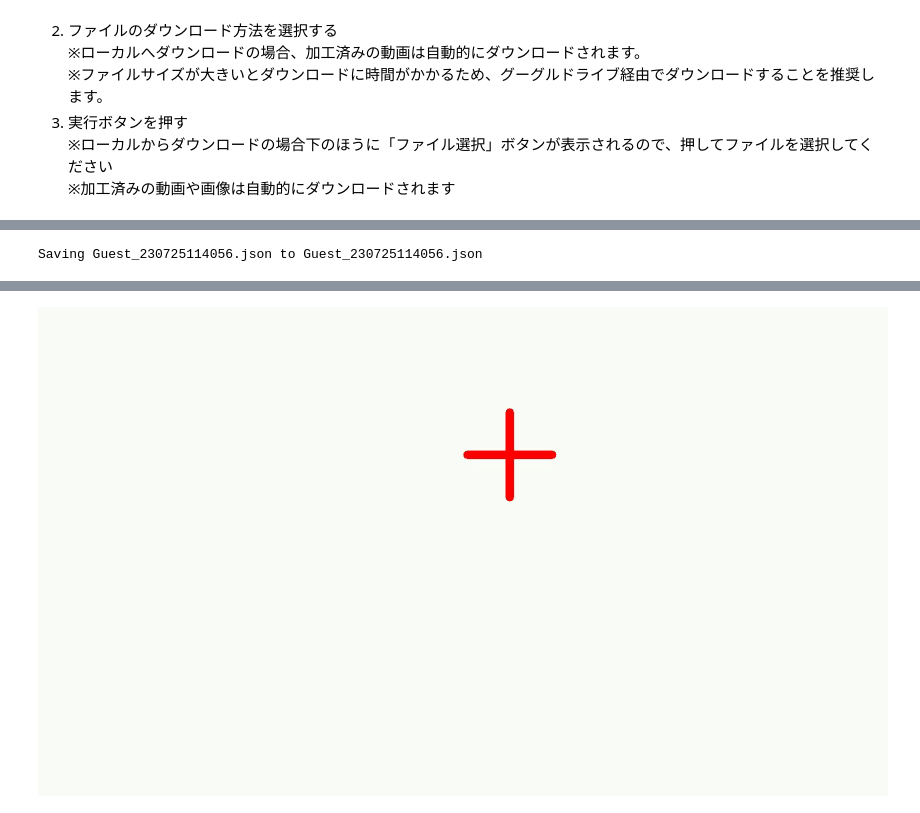
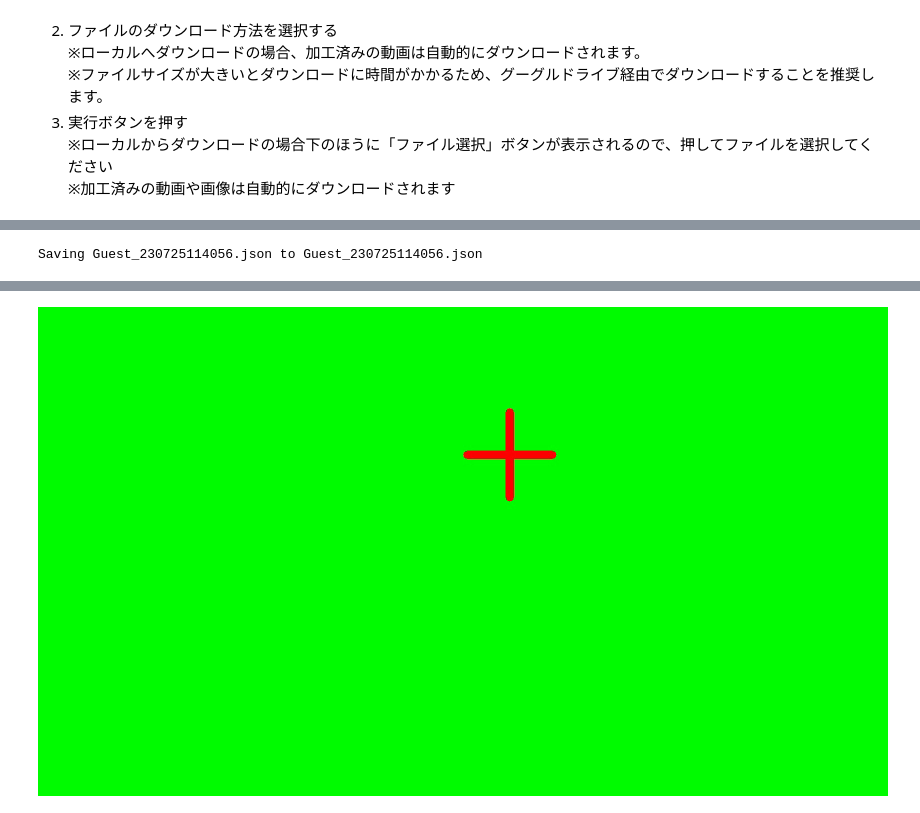
Before and after one commit to 1900690/strawberry, a Jupyter notebook: eye_camera_json.ipynb, the cells around one changed output, grey strips where cells are left out. Cells and saved outputs as stored; diff of their text form; code cells hidden in the pictures.

```diff
--- a/eye_camera_json.ipynb
+++ b/eye_camera_json.ipynb
@@ -84,7 +84,8 @@ fourcc = cv2.VideoWriter_fourcc('m', 'p', '4', 'v')
 out = cv2.VideoWriter("/content/"+ファイル名を記入+"_eye_point.mp4", fourcc, fps, size)
 
 #白紙の動画を作成
-white_img = np.ones((width, height, 3), np.uint8) * 255
+#white_img = np.ones((width, height, 3), np.uint8) * 255
+white_img = np.full((width, height, 3), [0, 255, 0], dtype=np.uint8)
 cv2.imwrite('/content/white.jpg', white_img)
 fourcc = cv2.VideoWriter_fourcc('m', 'p', '4', 'v')
 video = cv2.VideoWriter('/content/video.mp4', fourcc, fps, (width, height))
@@ -110,34 +111,34 @@ while(cap.isOpened()):
         # 視点を描画
         cv2.drawMarker(frame, (int(df6.loc[int(frame_n)][1]*width),int(df6.loc[int(frame_n)][2]*height)), (0, 0, 255),cv2.MARKER_CROSS,int(point_size/10),int(point_size/100))
 
         # mp4動画を保存
         out.write(frame)
 
     else: # キャプチャー画像がない場合はループ終了
         break
 
 cap.release() # 再生画像をクローズ
 out.release() # 出力動画ファイルをクローズ
 if ファイルのダウンロード方法を選択 == 'ローカルへダウンロード':
   #ダウンロード
   files.download("/content/"+ファイル名を記入+"_eye_point.mp4")
 
 if ファイルのダウンロード方法を選択 == 'グーグルドライブへダウンロード':
   shutil.copyfile("/content/"+ファイル名を記入+"_eye_point.mp4","/content/drive/MyDrive/"+ファイル名を記入+"_eye_point.mp4")
 
 #結果表示用
 cap = cv2.VideoCapture("/content/"+ファイル名を記入+"_eye_point.mp4")
 #最初のフレームを抽出
 cap.set(cv2.CAP_PROP_POS_FRAMES, 0)
 ret, frame = cap.read()
 showimg=frame
 cv2_imshow(showimg)
 # %% [output]
 [interactive output not drawn]
 Saving Guest_230725114056.json to Guest_230725114056.json
 [interactive output not drawn]
 [interactive output not drawn]
-[figure, old version]
+[figure, new version]
 # %%
 #@title 〇視線データのヒートマップを作成
 #ライブラリをインポート
```
